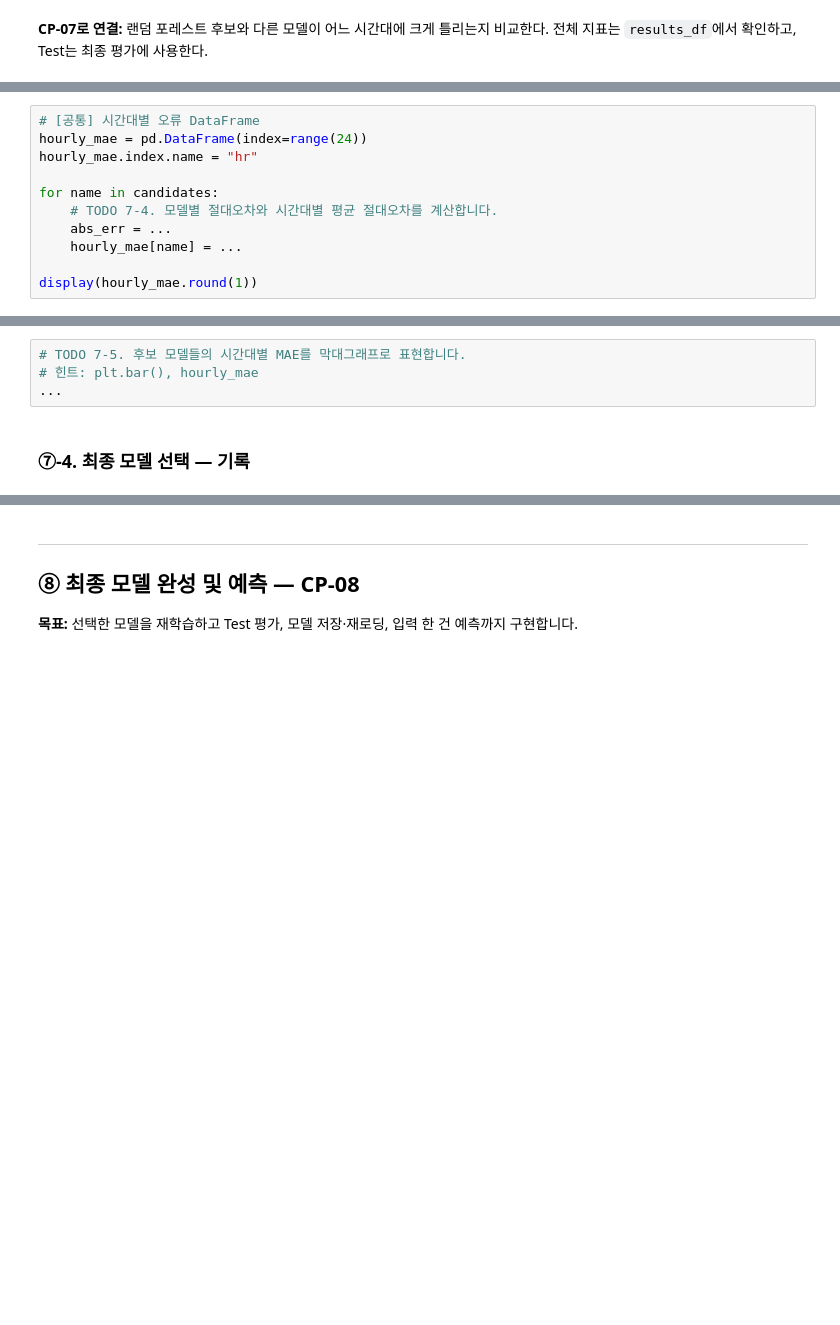
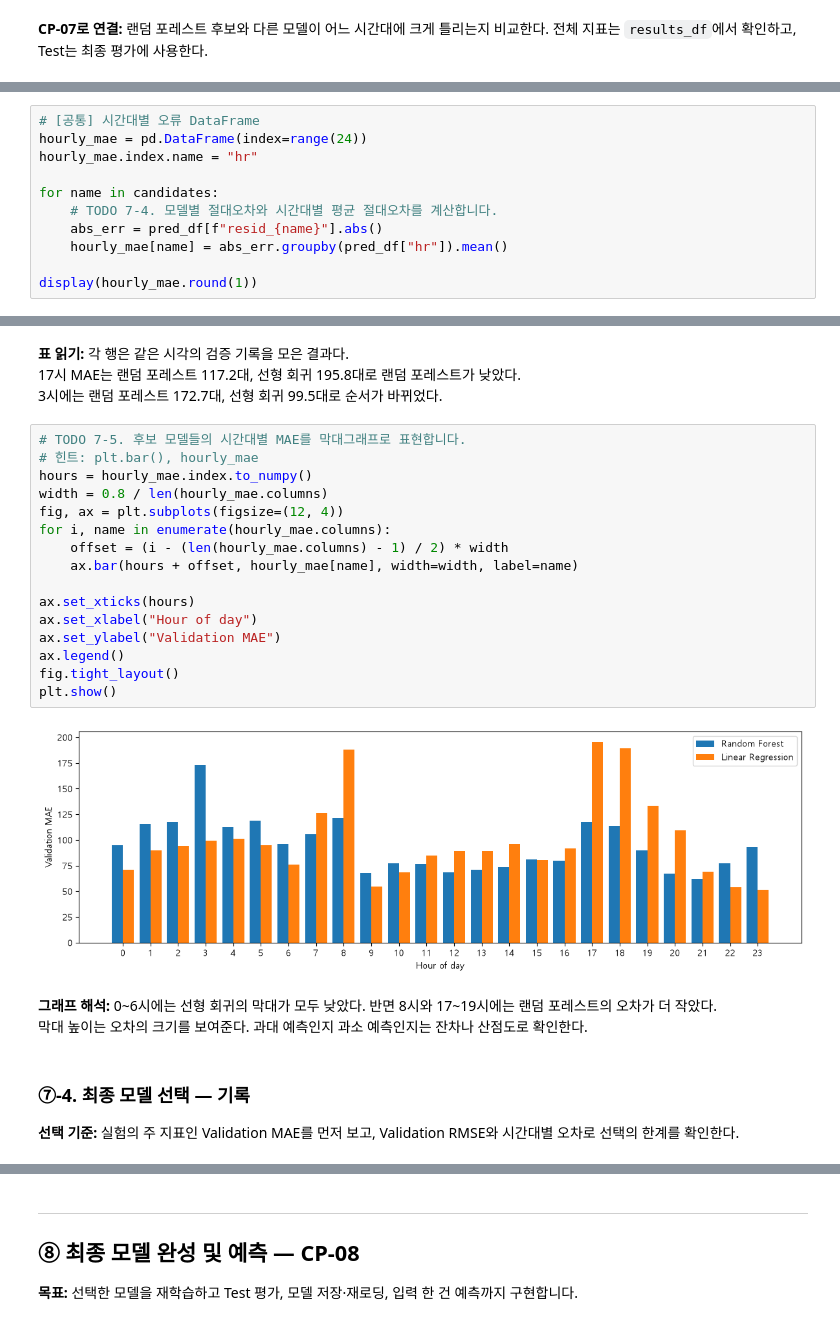
Before and after one commit to jaemin-devlog/ai-mini-projects, a Jupyter notebook: mini-project-01/code/01_regression_bike_demand.ipynb, the cells around one changed output, grey strips where cells are left out. Cells and saved outputs as stored; diff of their text form; blank space fills up the shorter version.

```diff
--- a/mini-project-01/code/01_regression_bike_demand.ipynb
+++ b/mini-project-01/code/01_regression_bike_demand.ipynb
@@ -1258,7 +990,7 @@ hourly_mae.index.name = "hr"
 
 for name in candidates:
     # TODO 7-4. 모델별 절대오차와 시간대별 평균 절대오차를 계산합니다.
-    abs_err = ...
-    hourly_mae[name] = ...
+    abs_err = pred_df[f"resid_{name}"].abs()
+    hourly_mae[name] = abs_err.groupby(pred_df["hr"]).mean()
 
 display(hourly_mae.round(1))
@@ -1265,9 +1016,32 @@ display(hourly_mae.round(1))
+# %% [markdown]
+**표 읽기:** 각 행은 같은 시각의 검증 기록을 모은 결과다.\
+17시 MAE는 랜덤 포레스트 117.2대, 선형 회귀 195.8대로 랜덤 포레스트가 낮았다.\
+3시에는 랜덤 포레스트 172.7대, 선형 회귀 99.5대로 순서가 바뀌었다.
 # %%
 # TODO 7-5. 후보 모델들의 시간대별 MAE를 막대그래프로 표현합니다.
 # 힌트: plt.bar(), hourly_mae
-...
+hours = hourly_mae.index.to_numpy()
+width = 0.8 / len(hourly_mae.columns)
+fig, ax = plt.subplots(figsize=(12, 4))
+for i, name in enumerate(hourly_mae.columns):
+    offset = (i - (len(hourly_mae.columns) - 1) / 2) * width
+    ax.bar(hours + offset, hourly_mae[name], width=width, label=name)
+
+ax.set_xticks(hours)
+ax.set_xlabel("Hour of day")
+ax.set_ylabel("Validation MAE")
+ax.legend()
+fig.tight_layout()
+plt.show()
+# %% [output]
+[figure, added]
+# %% [markdown]
+**그래프 해석:** 0~6시에는 선형 회귀의 막대가 모두 낮았다. 반면 8시와 17~19시에는 랜덤 포레스트의 오차가 더 작았다.\
+막대 높이는 오차의 크기를 보여준다. 과대 예측인지 과소 예측인지는 잔차나 산점도로 확인한다.
 # %% [markdown]
 ### ⑦-4. 최종 모델 선택 — 기록
+
+**선택 기준:** 실험의 주 지표인 Validation MAE를 먼저 보고, Validation RMSE와 시간대별 오차로 선택의 한계를 확인한다.
 # %%
 # **TODO 7-6:** results_df의 Validation MAE, Train·Validation 성능 차이, 예측 오류 분석 결과를 비교하여 최종 모델과 설정을 선택합니다.
 # 선택한 모델과 그 근거는 adr.md의 의사결정 ②에 기록합니다.
```
Also changed, not shown: parts of 36 cells of this notebook.
